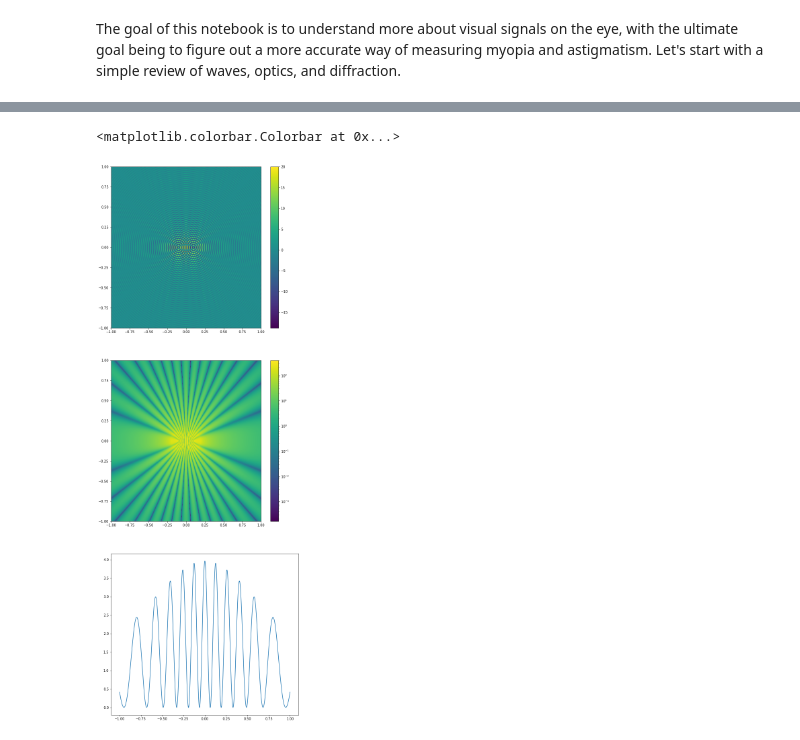
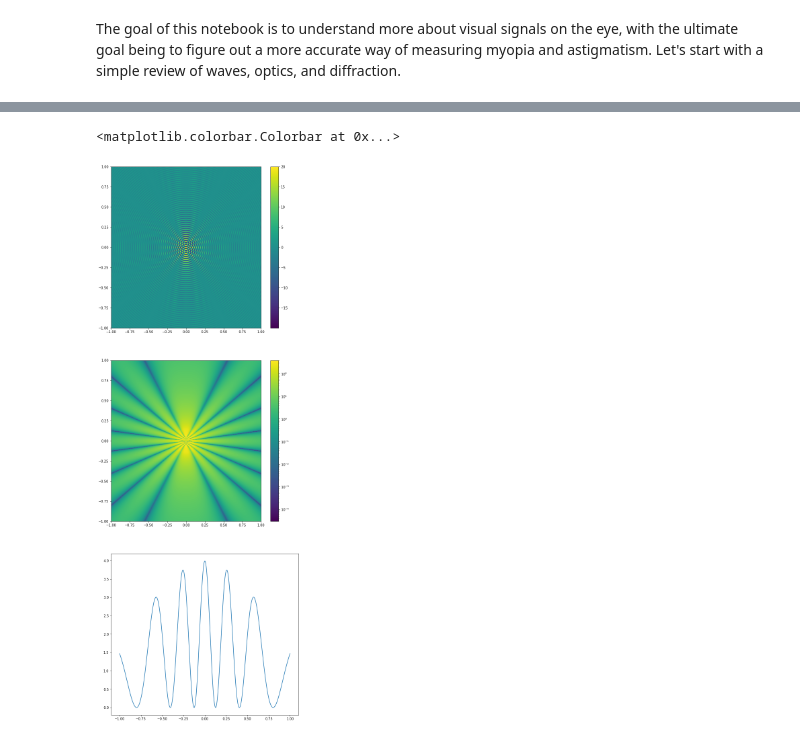
Before and after one commit to scottmsul/EyeSimulator, a Jupyter notebook: main.ipynb, the cells around one changed output, grey strips where cells are left out. Cells and saved outputs as stored; diff of their text form; code cells hidden in the pictures.

```diff
--- a/main.ipynb
+++ b/main.ipynb
@@ -20,24 +75,24 @@ ax.pcolormesh(x, y, z)
 # %%
 cutoff = 10
 delta = 0.001
 wavelength = 0.1
 d = 0.1
 n = 4
 wavelength = d / n
 k = 2*np.pi / wavelength
 x,y = np.mgrid[-1:1+delta:delta, -1:1+delta:delta]
-r1 = np.sqrt((x-d)**2 + y**2)
-r2 = np.sqrt((x+d)**2+y**2)
+r1 = np.sqrt(x**2 + (y-(d/2))**2)
+r2 = np.sqrt(x**2 + (y+(d/2))**2)
 z1 = np.exp(1.j*k*r1) * np.minimum(10, 1/r1)
 z2 = np.exp(1.j*k*r2) * np.minimum(10, 1/r2)
 z = z1+z2
 i = np.real(z*np.conj(z))
 fig, axs = plt.subplots(3, 1, figsize=(10, 30))
 im1 = axs[0].pcolormesh(x, y, np.real(z))
 im2 = axs[1].pcolormesh(x, y, i, norm=colors.LogNorm(vmin=i.min(), vmax=i.max()))
-axs[2].plot(x[:,-1], i[:,-1])
+axs[2].plot(y[-1,:], i[-1,:])
 fig.colorbar(im1, ax=axs[0])
 fig.colorbar(im2, ax=axs[1])
 # %% [output]
 <matplotlib.colorbar.Colorbar at 0x...>
-[figure, old version]
+[figure, new version]
```
Also changed, not shown: parts of 5 cells of this notebook.
